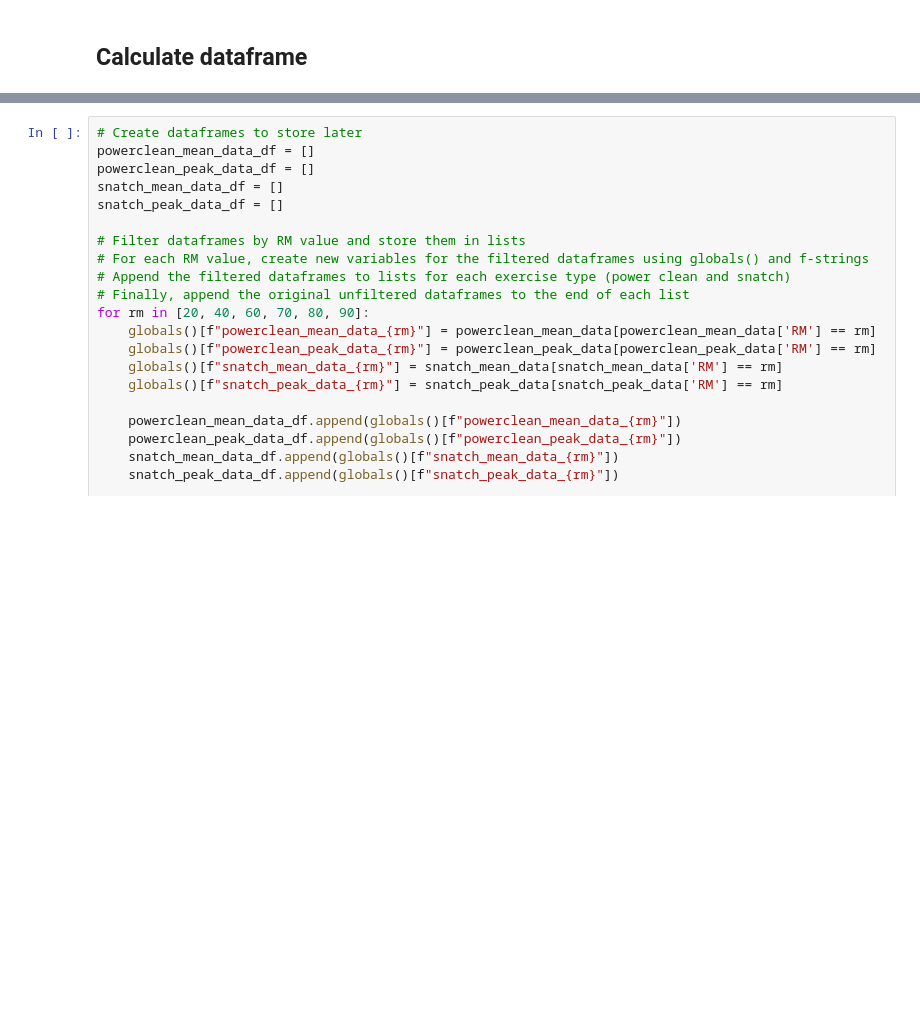
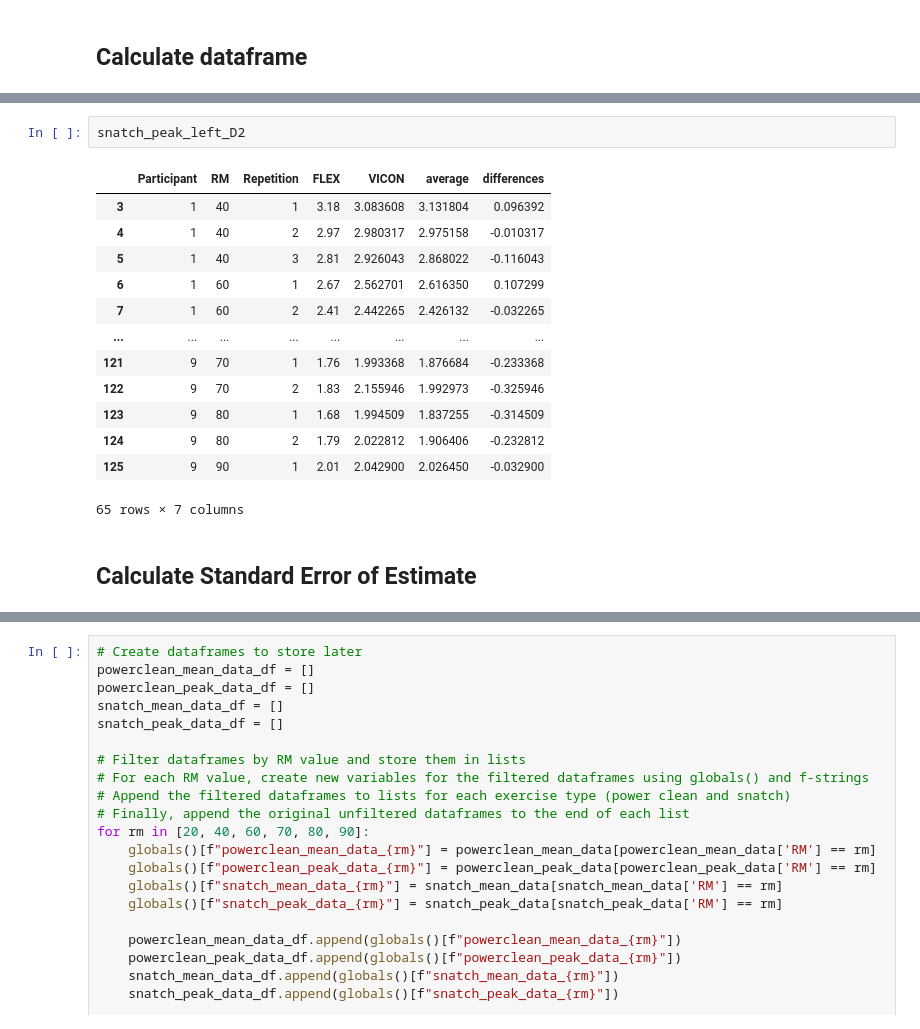
Before and after one commit to Shahril-Iskandar/publication-validity-flex-vbt, a Jupyter notebook: script.ipynb, the cells around one changed output, grey strips where cells are left out. Drawn from its saved outputs; the diff is of its cells as text; blank space fills up the shorter version.

```diff
--- a/script.ipynb
+++ b/script.ipynb
@@ -175,0 +203,18 @@ snatch_peak_data = calculate_dataframe(snatch_peak_left_D1, snatch_peak_right_D1
+# %%
+snatch_peak_left_D2
+# %% [output]
+|  | Participant | RM | Repetition | FLEX | VICON | average | differences |
+| 3 | 1 | 40 | 1 | 3.18 | 3.083608 | 3.131804 | 0.096392 |
+| 4 | 1 | 40 | 2 | 2.97 | 2.980317 | 2.975158 | -0.010317 |
+| 5 | 1 | 40 | 3 | 2.81 | 2.926043 | 2.868022 | -0.116043 |
+| 6 | 1 | 60 | 1 | 2.67 | 2.562701 | 2.616350 | 0.107299 |
+| 7 | 1 | 60 | 2 | 2.41 | 2.442265 | 2.426132 | -0.032265 |
+| ... | ... | ... | ... | ... | ... | ... | ... |
+| 121 | 9 | 70 | 1 | 1.76 | 1.993368 | 1.876684 | -0.233368 |
+| 122 | 9 | 70 | 2 | 1.83 | 2.155946 | 1.992973 | -0.325946 |
+| 123 | 9 | 80 | 1 | 1.68 | 1.994509 | 1.837255 | -0.314509 |
+| 124 | 9 | 80 | 2 | 1.79 | 2.022812 | 1.906406 | -0.232812 |
+| 125 | 9 | 90 | 1 | 2.01 | 2.042900 | 2.026450 | -0.032900 |
+65 rows × 7 columns
+# %% [markdown]
+## Calculate Standard Error of Estimate
```
Also changed, not shown: parts of 10 cells of this notebook, 8 other files.
